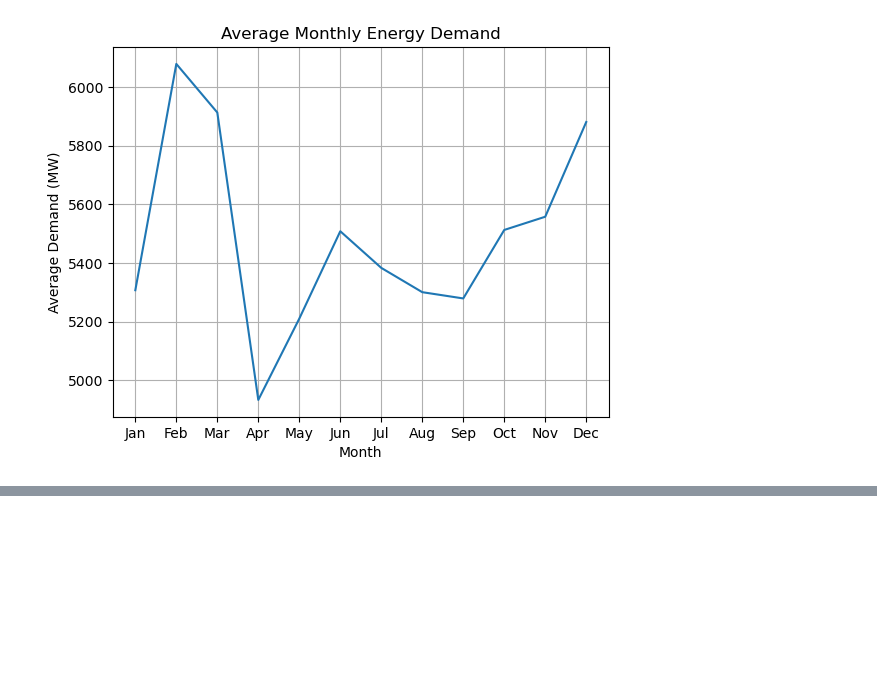
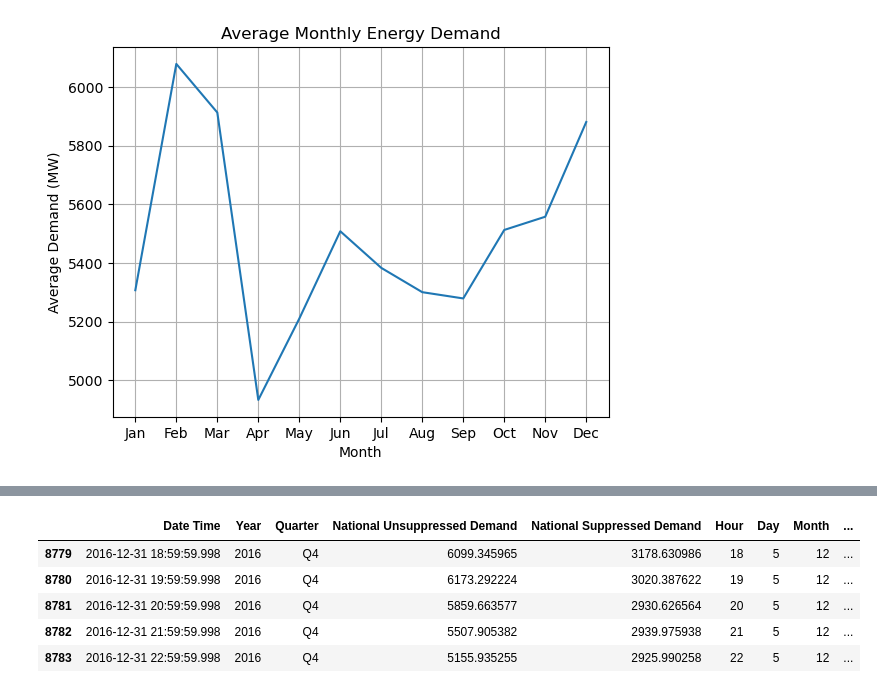
Before and after one commit to Khalmade/energy_demand_forecasting, a Jupyter notebook: notebooks/01_data_exploration.ipynb, the cells around one changed output, grey strips where cells are left out. Cells and saved outputs as stored; diff of their text form; code cells hidden in the pictures; blank space fills up the shorter version.

Commit message:
Feature engineering: Added lag and rolling features

```diff
--- a/notebooks/01_data_exploration.ipynb
+++ b/notebooks/01_data_exploration.ipynb
@@ -276,0 +289,8 @@ plt.show()
+# %%
+## CREATING FEATURES
+#Cyclical
+df['Hour'] = df['Date Time'].dt.hour #0-23
+df['Day'] = df['Date Time'].dt.dayofweek #Mon=0, Sun=6
+df['Month'] = df['Date Time'].dt.month #Jan=1, Dec=12
+
+display(df.head())
@@ -276,0 +304,19 @@ plt.show()
+# %%
+#Lag_Features
+df['Demand_Lag_hour'] = df['National Unsuppressed Demand'].shift(1)
+df['Demand_Lag_day'] = df['National Unsuppressed Demand'].shift(24)
+df['Demand_Lag_week'] = df['National Unsuppressed Demand'].shift(168)
+# %%
+#Rolling Features
+df['Demand_Rolling_mean_24'] = df['National Unsuppressed Demand'].rolling(window=24).mean()
+df['Demand_Rolling_std_24'] = df['National Unsuppressed Demand'].rolling(window=24).std()
+df['Demand_Rolling_median_24'] = df['National Unsuppressed Demand'].rolling(window=24).median()
+
+display(df.tail())
+# %% [output]
+|  | Date Time | Year | Quarter | National Unsuppressed Demand | National Suppressed Demand | Hour | Day | Month | ... |
+| 8779 | 2016-12-31 18:59:59.998 | 2016 | Q4 | 6099.345965 | 3178.630986 | 18 | 5 | 12 | ... |
+| 8780 | 2016-12-31 19:59:59.998 | 2016 | Q4 | 6173.292224 | 3020.387622 | 19 | 5 | 12 | ... |
+| 8781 | 2016-12-31 20:59:59.998 | 2016 | Q4 | 5859.663577 | 2930.626564 | 20 | 5 | 12 | ... |
+| 8782 | 2016-12-31 21:59:59.998 | 2016 | Q4 | 5507.905382 | 2939.975938 | 21 | 5 | 12 | ... |
+| 8783 | 2016-12-31 22:59:59.998 | 2016 | Q4 | 5155.935255 | 2925.990258 | 22 | 5 | 12 | ... |
```
Also changed, not shown: parts of 3 cells of this notebook.
